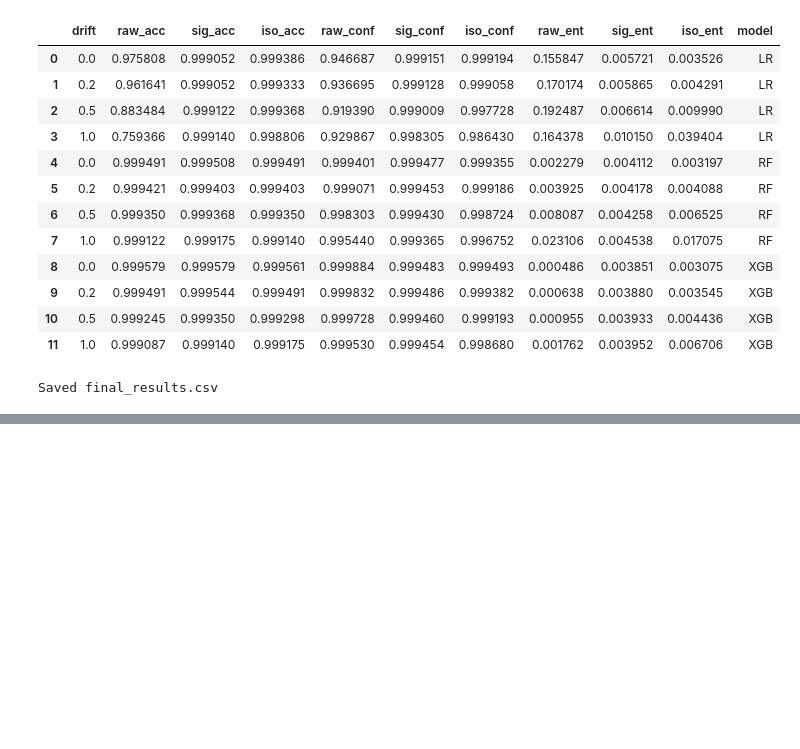
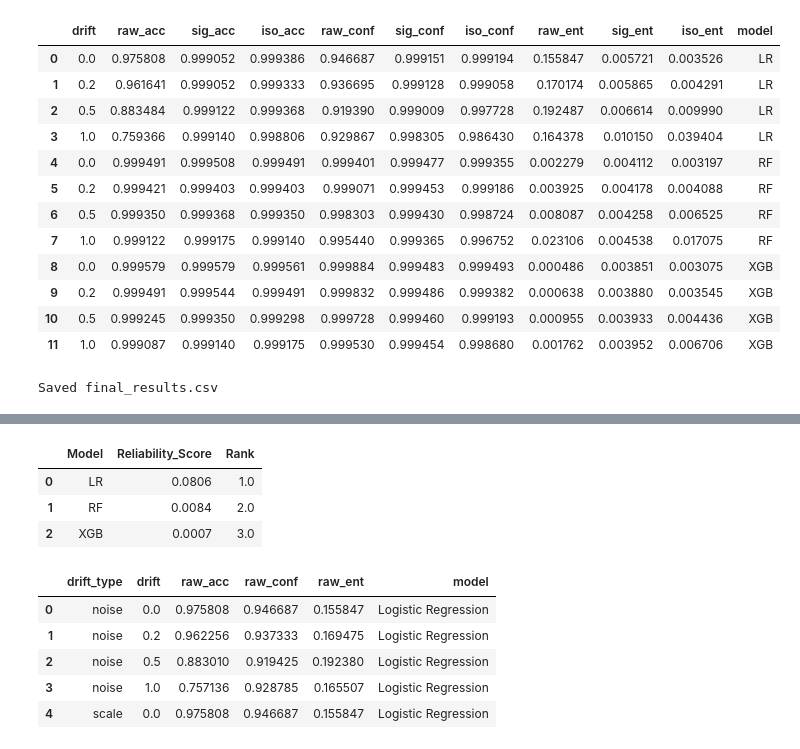
Before and after one commit to mukundhr/ModelGuard, a Jupyter notebook: code/compare.ipynb, the cells around one changed output, grey strips where cells are left out. Saved outputs shown, nothing was run; the diff lists cells and outputs as text; code cells hidden in the pictures; blank space fills up the shorter version.

```diff
--- a/code/compare.ipynb
+++ b/code/compare.ipynb
@@ -62,0 +127,36 @@ Saved final_results.csv
+# %%
+scores = []
+
+for model in final["model"].unique():
+    df_model = final[final["model"] == model].sort_values("drift")
+    score = reliability_score(df_model)
+    scores.append([model, score])
+
+scores_df = pd.DataFrame(scores, columns=["Model", "Reliability_Score"])
+scores_df
+
+scores_df["Rank"] = scores_df["Reliability_Score"].rank(ascending=False)
+scores_df.sort_values("Rank")
+# %% [output]
+|  | Model | Reliability_Score | Rank |
+| 0 | LR | 0.0806 | 1.0 |
+| 1 | RF | 0.0084 | 2.0 |
+| 2 | XGB | 0.0007 | 3.0 |
+# %%
+lr_d = pd.read_csv("../results/lr_drift_types.csv")
+rf_d = pd.read_csv("../results/rf_drift_types.csv")
+xgb_d = pd.read_csv("../results/xgb_drift_types.csv")
+
+drift_types_final = pd.concat([lr_d, rf_d, xgb_d], ignore_index=True)
+drift_final = drift_types_final.copy()
+
+drift_types_final.to_csv("drift_types_final.csv", index=False)
+
+drift_types_final.head()
+# %% [output]
+|  | drift_type | drift | raw_acc | raw_conf | raw_ent | model |
+| 0 | noise | 0.0 | 0.975808 | 0.946687 | 0.155847 | Logistic Regression |
+| 1 | noise | 0.2 | 0.962256 | 0.937333 | 0.169475 | Logistic Regression |
+| 2 | noise | 0.5 | 0.883010 | 0.919425 | 0.192380 | Logistic Regression |
+| 3 | noise | 1.0 | 0.757136 | 0.928785 | 0.165507 | Logistic Regression |
+| 4 | scale | 0.0 | 0.975808 | 0.946687 | 0.155847 | Logistic Regression |
```
Also changed, not shown: parts of 8 cells of this notebook, 12 other files.
